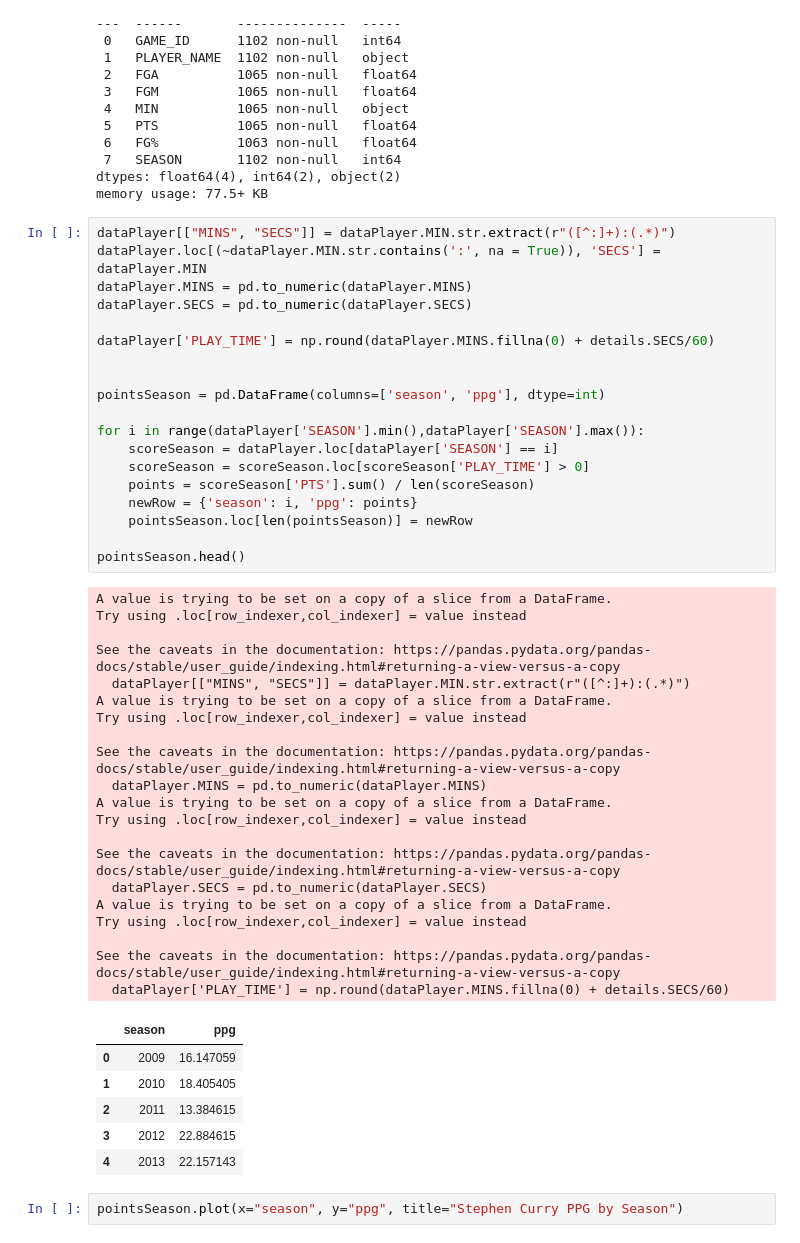
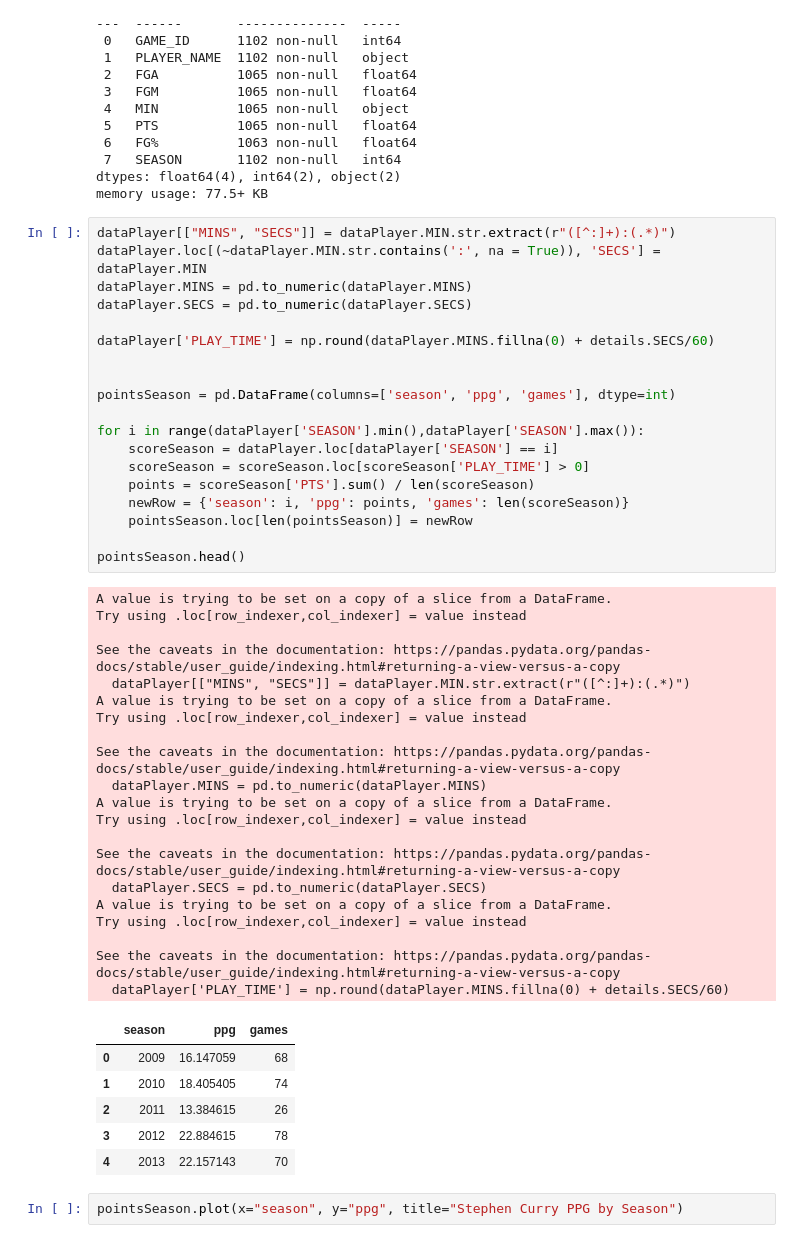
Before and after one commit to gabriel-arrvda/ac2-padroes, a Jupyter notebook: nba.ipynb, the cells around one changed output. Saved outputs shown, nothing was run; the diff lists cells and outputs as text.

Commit message:
implement games by season graph

```diff
--- a/nba.ipynb
+++ b/nba.ipynb
@@ -110,43 +110,43 @@ dataPlayer.SECS = pd.to_numeric(dataPlayer.SECS)
 dataPlayer['PLAY_TIME'] = np.round(dataPlayer.MINS.fillna(0) + details.SECS/60)
 
 
-pointsSeason = pd.DataFrame(columns=['season', 'ppg'], dtype=int)
+pointsSeason = pd.DataFrame(columns=['season', 'ppg', 'games'], dtype=int)
 
 for i in range(dataPlayer['SEASON'].min(),dataPlayer['SEASON'].max()):
     scoreSeason = dataPlayer.loc[dataPlayer['SEASON'] == i]
     scoreSeason = scoreSeason.loc[scoreSeason['PLAY_TIME'] > 0]
     points = scoreSeason['PTS'].sum() / len(scoreSeason)
-    newRow = {'season': i, 'ppg': points}
+    newRow = {'season': i, 'ppg': points, 'games': len(scoreSeason)}
     pointsSeason.loc[len(pointsSeason)] = newRow
 
 pointsSeason.head()
 # %% [output]
 A value is trying to be set on a copy of a slice from a DataFrame.
 Try using .loc[row_indexer,col_indexer] = value instead
 
 See the caveats in the documentation: https://pandas.pydata.org/pandas-docs/stable/user_guide/indexing.html#returning-a-view-versus-a-copy
   dataPlayer[["MINS", "SECS"]] = dataPlayer.MIN.str.extract(r"([^:]+):(.*)")
 A value is trying to be set on a copy of a slice from a DataFrame.
 Try using .loc[row_indexer,col_indexer] = value instead
 
 See the caveats in the documentation: https://pandas.pydata.org/pandas-docs/stable/user_guide/indexing.html#returning-a-view-versus-a-copy
   dataPlayer.MINS = pd.to_numeric(dataPlayer.MINS)
 A value is trying to be set on a copy of a slice from a DataFrame.
 Try using .loc[row_indexer,col_indexer] = value instead
 
 See the caveats in the documentation: https://pandas.pydata.org/pandas-docs/stable/user_guide/indexing.html#returning-a-view-versus-a-copy
   dataPlayer.SECS = pd.to_numeric(dataPlayer.SECS)
 A value is trying to be set on a copy of a slice from a DataFrame.
 Try using .loc[row_indexer,col_indexer] = value instead
 
 See the caveats in the documentation: https://pandas.pydata.org/pandas-docs/stable/user_guide/indexing.html#returning-a-view-versus-a-copy
   dataPlayer['PLAY_TIME'] = np.round(dataPlayer.MINS.fillna(0) + details.SECS/60)
-|  | season | ppg |
-| 0 | 2009 | 16.147059 |
-| 1 | 2010 | 18.405405 |
-| 2 | 2011 | 13.384615 |
-| 3 | 2012 | 22.884615 |
-| 4 | 2013 | 22.157143 |
+|  | season | ppg | games |
+| 0 | 2009 | 16.147059 | 68 |
+| 1 | 2010 | 18.405405 | 74 |
+| 2 | 2011 | 13.384615 | 26 |
+| 3 | 2012 | 22.884615 | 78 |
+| 4 | 2013 | 22.157143 | 70 |
 # %%
 pointsSeason.plot(x="season", y="ppg", title="Stephen Curry PPG by Season")
 # %% [output]
```
